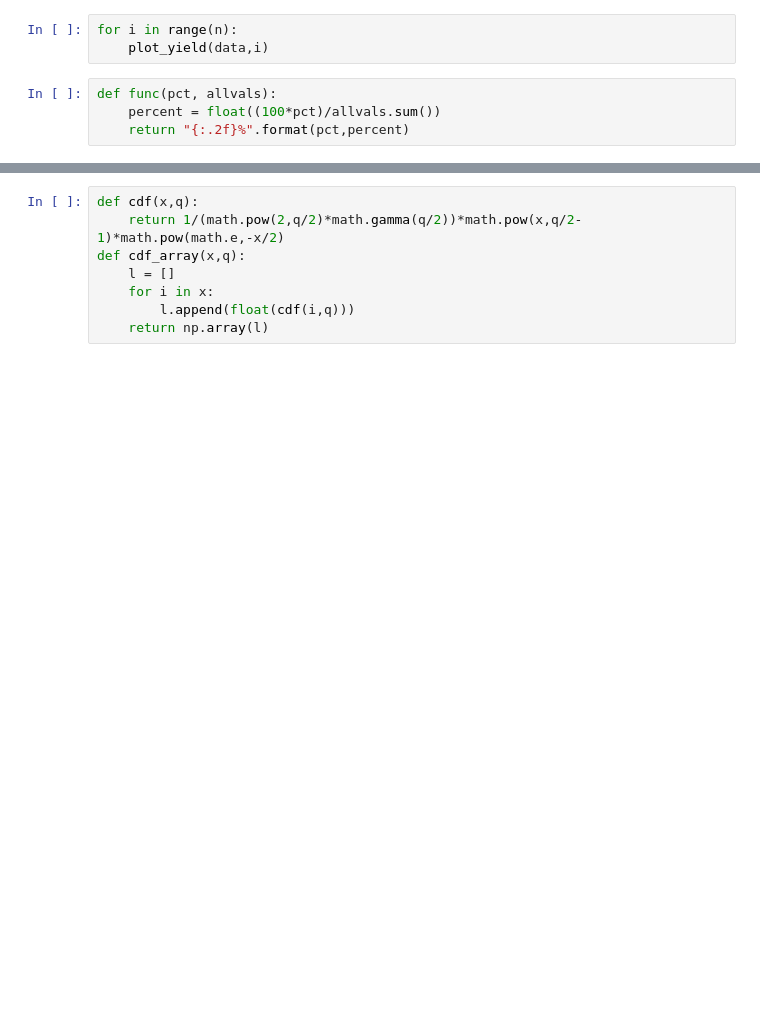
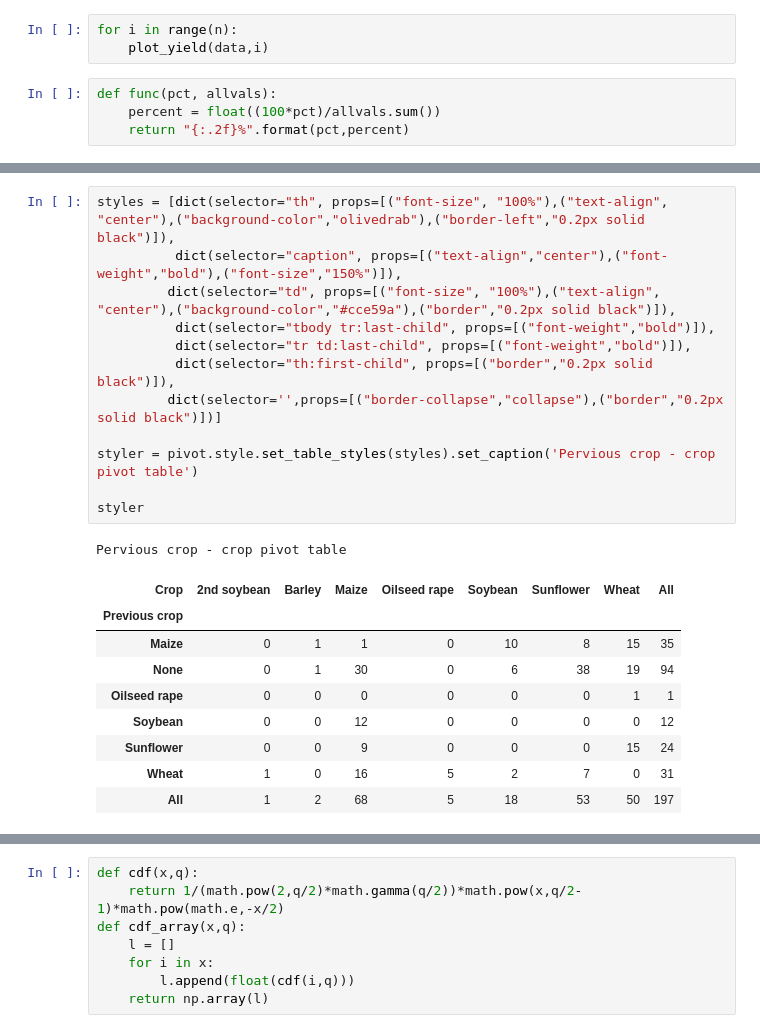
Before and after one commit to AndreaM1996/Project5, a Jupyter notebook: Project5.ipynb, the cells around one changed output, grey strips where cells are left out. Drawn from its saved outputs; the diff is of its cells as text; blank space fills up the shorter version.

```diff
--- a/Project5.ipynb
+++ b/Project5.ipynb
@@ -300,3 +302,26 @@ pivot
+# %%
+styles = [dict(selector="th", props=[("font-size", "100%"),("text-align", "center"),("background-color","olivedrab"),("border-left","0.2px solid black")]),
+          dict(selector="caption", props=[("text-align","center"),("font-weight","bold"),("font-size","150%")]),
+         dict(selector="td", props=[("font-size", "100%"),("text-align", "center"),("background-color","#cce59a"),("border","0.2px solid black")]),
+          dict(selector="tbody tr:last-child", props=[("font-weight","bold")]),
+          dict(selector="tr td:last-child", props=[("font-weight","bold")]),
+          dict(selector="th:first-child", props=[("border","0.2px solid black")]),
+         dict(selector='',props=[("border-collapse","collapse"),("border","0.2px solid black")])]
+
+styler = pivot.style.set_table_styles(styles).set_caption('Pervious crop - crop pivot table')
+
+styler
+# %% [output]
+Pervious crop - crop pivot table
+| Crop | 2nd soybean | Barley | Maize | Oilseed rape | Soybean | Sunflower | Wheat | All |
+| Previous crop |  |  |  |  |  |  |  |  |
+| Maize | 0 | 1 | 1 | 0 | 10 | 8 | 15 | 35 |
+| None | 0 | 1 | 30 | 0 | 6 | 38 | 19 | 94 |
+| Oilseed rape | 0 | 0 | 0 | 0 | 0 | 0 | 1 | 1 |
+| Soybean | 0 | 0 | 12 | 0 | 0 | 0 | 0 | 12 |
+| Sunflower | 0 | 0 | 9 | 0 | 0 | 0 | 15 | 24 |
+| Wheat | 1 | 0 | 16 | 5 | 2 | 7 | 0 | 31 |
+| All | 1 | 2 | 68 | 5 | 18 | 53 | 50 | 197 |
 # %%
 chi2,p,q,expected = stats.chi2_contingency(pivot)
 chi2,p,q
```
Also changed, not shown: parts of 11 cells of this notebook.
